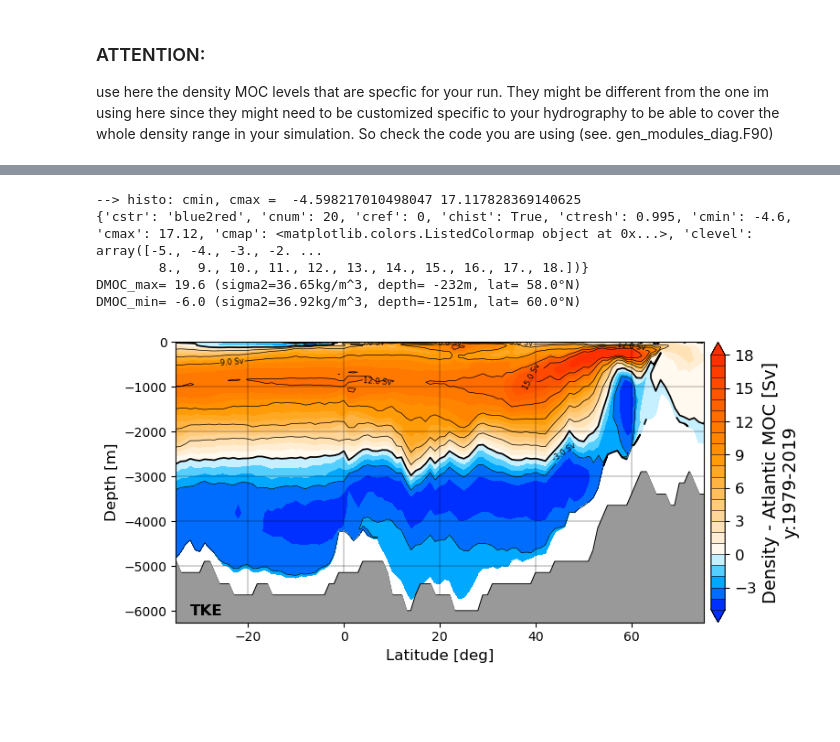
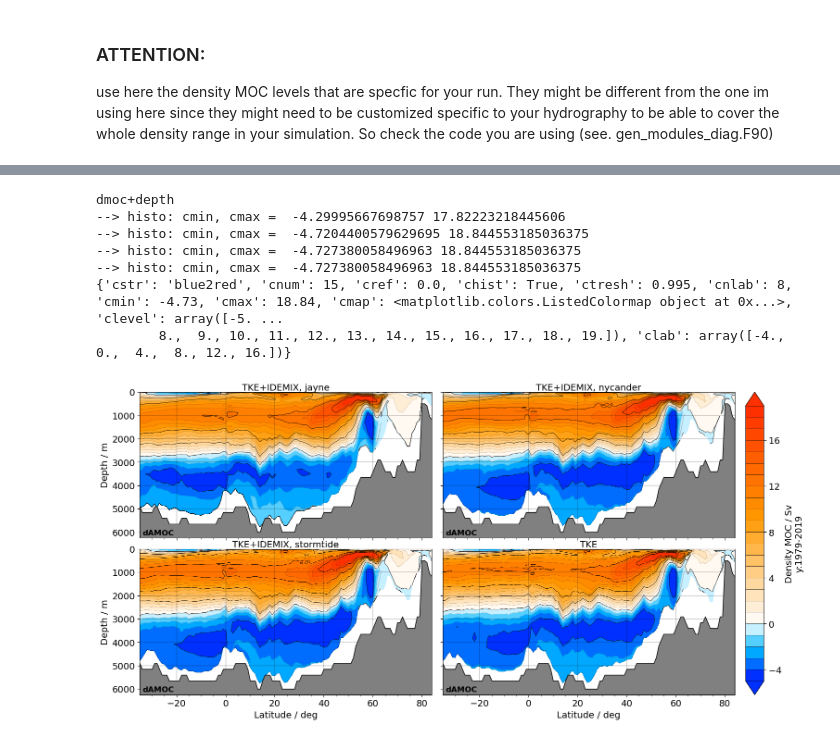
Before and after one commit to FESOM/tripyview, a Jupyter notebook: templates_notebooks/template_transp_dmoc.ipynb, the cells around one changed output, grey strips where cells are left out. Cells and saved outputs as stored; diff of their text form; code cells hidden in the pictures; blank space fills up the shorter version.

```diff
--- a/templates_notebooks/template_transp_dmoc.ipynb
+++ b/templates_notebooks/template_transp_dmoc.ipynb
@@ -15,7 +15,7 @@ import xarray    as xr
 import time      as clock
 import warnings
 xr.set_options(keep_attrs=True)
-do_parallel       = False
+do_parallel       = True
 parallel_nprc     = 48   # number of dask workers
 parallel_nprc_bin = 10   # number of processor used to parallize the binning loop
 parallel_tmem     = 200  # max. available RAM
@@ -214,22 +237,36 @@ for datapath, descript in zip(input_paths, input_names):
-# %%
-#___PLOT FESOM2 DATA___________________________________________________________________________________
-spath  = save_path
-sname  = vname
-slabel = dmoc_list[0][list(dmoc_list[0].keys())[0]].attrs['str_lsave']
-if spath is not None: spath  = os.path.join(spath,'{}_{}_{}.png'.format(which_mode, sname, slabel))
-ncol   = np.min([ncol,len(dmoc_list)])
-nrow   = np.ceil(len(dmoc_list)/ncol).astype('int')
-if save_fname is not None: spath = save_fname
-
-#____________________________________________________________________________________________________
-fig, ax, cbar=tpv.plot_dmoc(mesh, dmoc_list, which_moc=vname, which_transf=which_transf,
-                            cinfo=cinfo, do_reffig=do_reffig, ref_cinfo=ref_cinfo,
-                            figsize=[ncol*figfac[0], nrow*figfac[1]], n_rc=[nrow, ncol],
-                            do_save=spath, save_dpi=which_dpi, do_contour=do_contour, do_yrescale=True, do_zcoord=do_zcoord)
-# %% [output]
---> histo: cmin, cmax =  -4.598217010498047 17.117828369140625
-{'cstr': 'blue2red', 'cnum': 20, 'cref': 0, 'chist': True, 'ctresh': 0.995, 'cmin': -4.6, 'cmax': 17.12, 'cmap': <matplotlib.colors.ListedColormap object at 0x...>, 'clevel': array([-5., -4., -3., -2. ...
-        8.,  9., 10., 11., 12., 13., 14., 15., 16., 17., 18.])}
-DMOC_max= 19.6 (sigma2=36.65kg/m^3, depth= -232m, lat= 58.0°N)
-DMOC_min= -6.0 (sigma2=36.92kg/m^3, depth=-1251m, lat= 60.0°N)
-[figure, removed]
+# %%
+#___PLOT ZONMEAN TRANSECT______________________________________________________________________________
+spath  = save_path
+ncol0  = np.min([ncol,len(data_list)])
+nrow0  = np.ceil(len(data_list)/ncol0).astype('int')
+svname = list(data_list[0].data_vars)[0]
+slabel = data_list[0][svname].attrs['str_lsave']
+stname = data_list[0][svname].attrs['short_name'].replace(' ','_').lower()
+#__________________________________________________________________________________________________
+# do save filename path
+sfpath = None
+if spath!=None:
+    sfpath=list()
+    for sfmt in save_fmt: sfpath.append( os.path.join(spath,'{:s}_{:s}_{:s}_{:s}.{:s}'.format(svname, 'dmoc', stname ,slabel, sfmt)) )
+
+#__________________________________________________________________________________________________
+# do colorbar either single cbar or ref_cbar + anom_cbar
+if (ref_path != None) and do_reffig: cb_plt, cb_plt_single, cinfo0 = [1]+[2]*(nrow0*ncol0-1), False, [ref_cinfo.copy(), cinfo.copy()]
+else: cb_plt, cb_plt_single, cinfo0 = True, True, cinfo.copy()
+
+#__________________________________________________________________________________________________
+hfig, hax, hcb = tpv.plot_vslice(mesh, data_list, nrow=nrow0, ncol=ncol0, cinfo=cinfo0,
+                                    do_plt=do_plt, plt_contb=plt_contb, plt_contf=plt_contf, plt_contr=plt_contr, plt_contl=plt_contl, do_enum=do_enum,
+                                    ax_opt=dict({'fig_sizefac':2.0, 'cb_plt':cb_plt, 'cb_plt_single':cb_plt_single, 'cb_pos':'vertical', 'cb_h':'auto',}), # 'fs_label':14, 'fs_ticks':14, 'ax_dt':1.0}),
+                                    cbl_opt=dict(), cb_label=cb_label, cbtl_opt=dict(),
+                                    do_save=sfpath, save_dpi=save_dpi, grid_opt=dict({'do_ysigma':True})
+                                )
+# %% [output]
+dmoc+depth
+--> histo: cmin, cmax =  -4.29995667698757 17.82223218445606
+--> histo: cmin, cmax =  -4.7204400579629695 18.844553185036375
+--> histo: cmin, cmax =  -4.727380058496963 18.844553185036375
+--> histo: cmin, cmax =  -4.727380058496963 18.844553185036375
+{'cstr': 'blue2red', 'cnum': 15, 'cref': 0.0, 'chist': True, 'ctresh': 0.995, 'cnlab': 8, 'cmin': -4.73, 'cmax': 18.84, 'cmap': <matplotlib.colors.ListedColormap object at 0x...>, 'clevel': array([-5. ...
+        8.,  9., 10., 11., 12., 13., 14., 15., 16., 17., 18., 19.]), 'clab': array([-4.,  0.,  4.,  8., 12., 16.])}
+[figure, added]
```
Also changed, not shown: parts of 4 cells of this notebook, 7 other files.
